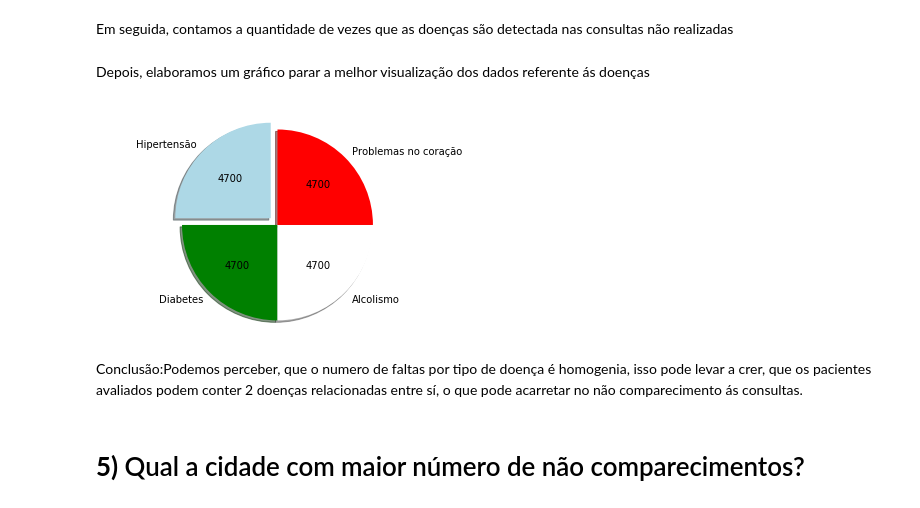
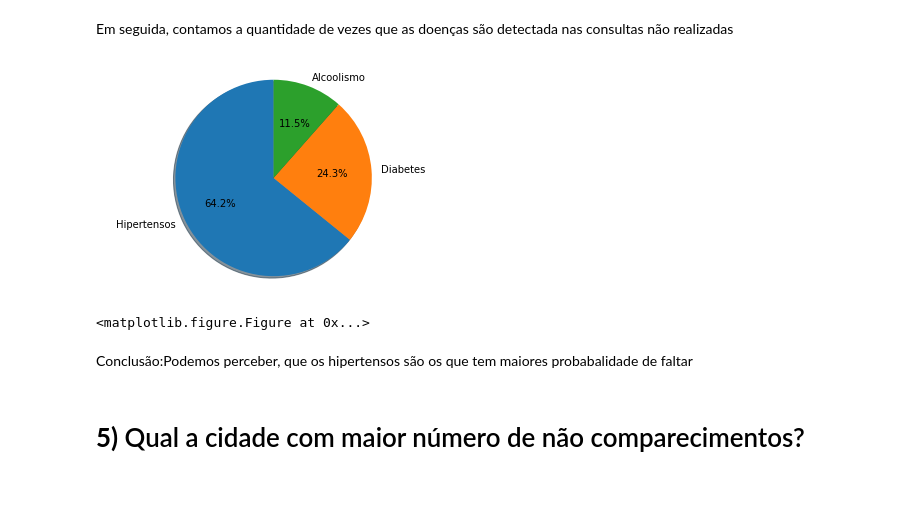
Before and after one commit to zegildo/DataMining, a Jupyter notebook: 2018.2/Anderson/P1/Investigação de Dados/Investigação de Dados.ipynb, the cells around one changed output. Saved outputs shown, nothing was run; the diff lists cells and outputs as text; code cells hidden in the pictures.

```diff
--- a/2018.2/Anderson/P1/Investigação de Dados/Investigação de Dados.ipynb
+++ b/2018.2/Anderson/P1/Investigação de Dados/Investigação de Dados.ipynb
@@ -93,2 +86,10 @@ naocomparecimento= distribuicao[ (distribuicao['Hipertension'] == 1) | (distribu
+# %%
+hipertensos = df.loc[df['Hipertension'] == 1, ['No-show', 'Hipertension']]
+hipertensosCont = hipertensos.loc[hipertensos['No-show'] == 'Yes', ['Hipertension']].count()
+
+diabetes = df.loc[df['Diabetes'] == 1, ['No-show', 'Diabetes']]
+diabetesCont = diabetes.loc[diabetes['No-show'] == 'Yes', ['Diabetes']].count()
+alcoolismo = df.loc[df['Alcoholism'] == 1, ['No-show', 'Alcoholism']]
+alcoolismoCont= alcoolismo.loc[alcoolismo['No-show'] == 'Yes', ['Alcoholism']].count()
 # %% [markdown]
 Em seguida, contamos a quantidade de vezes que as doenças são detectada nas consultas não realizadas
@@ -100,19 +96,16 @@ problemacoracao= naocomparecimento['Handcap'].count()
-# %% [markdown]
-Depois, elaboramos um gráfico parar a melhor visualização dos dados referente ás doenças
-# %%
-labels = ['Hipertensão', 'Diabetes', 'Alcolismo', 'Problemas no coração']
-titulos = [hipertensao, diabetes,alcolismo,problemacoracao]
-cores = ['lightblue', 'green', 'white', 'red']
-explode = (0.1, 0, 0, 0)
-total = (hipertensao+diabetes+alcolismo+problemacoracao)
-
-plt.pie(titulos, explode=explode, labels=labels, colors=cores, autopct=lambda p: '{:.0f}'.format(p * total / 100), shadow=True, startangle=90)
-
-plt.axis('equal')
-plt.show()
-# %% [output]
-[figure, removed]
-# %% [markdown]
-Conclusão:Podemos perceber, que o numero de faltas por tipo de doença é homogenia, isso pode levar a crer, que os pacientes avaliados podem conter  2 doenças relacionadas entre sí, o que pode acarretar no não comparecimento ás consultas.
+# %%
+
+labels = ['Hipertensos', 'Diabetes', 'Alcoolismo']
+sizes = [hipertensosCont,diabetesCont , alcoolismoCont]
+fig1,ax1= plt.subplots()
+ax1.pie(sizes,labels=labels, autopct='%1.1f%%', shadow=True, startangle=90)
+ax1.axis('equal')
+plt.show()
+plt.savefig('pizza.png')
+# %% [output]
+[figure, added]
+<matplotlib.figure.Figure at 0x...>
+# %% [markdown]
+Conclusão:Podemos perceber, que os hipertensos são os que tem maiores probabalidade de faltar
 # %% [markdown]
 # **5)** Qual a cidade com maior número de não comparecimentos?<br>
```
Also changed, not shown: parts of 12 cells of this notebook, 8 other files.
